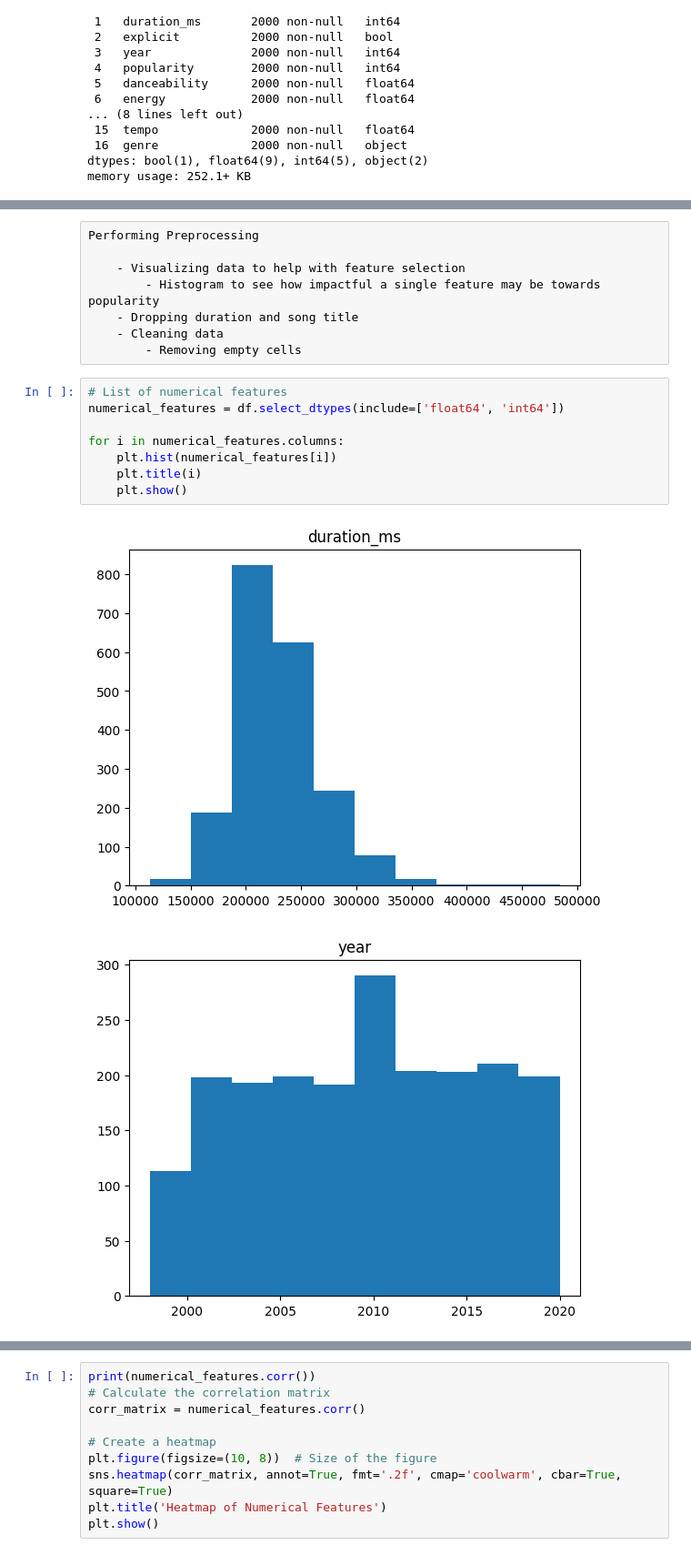
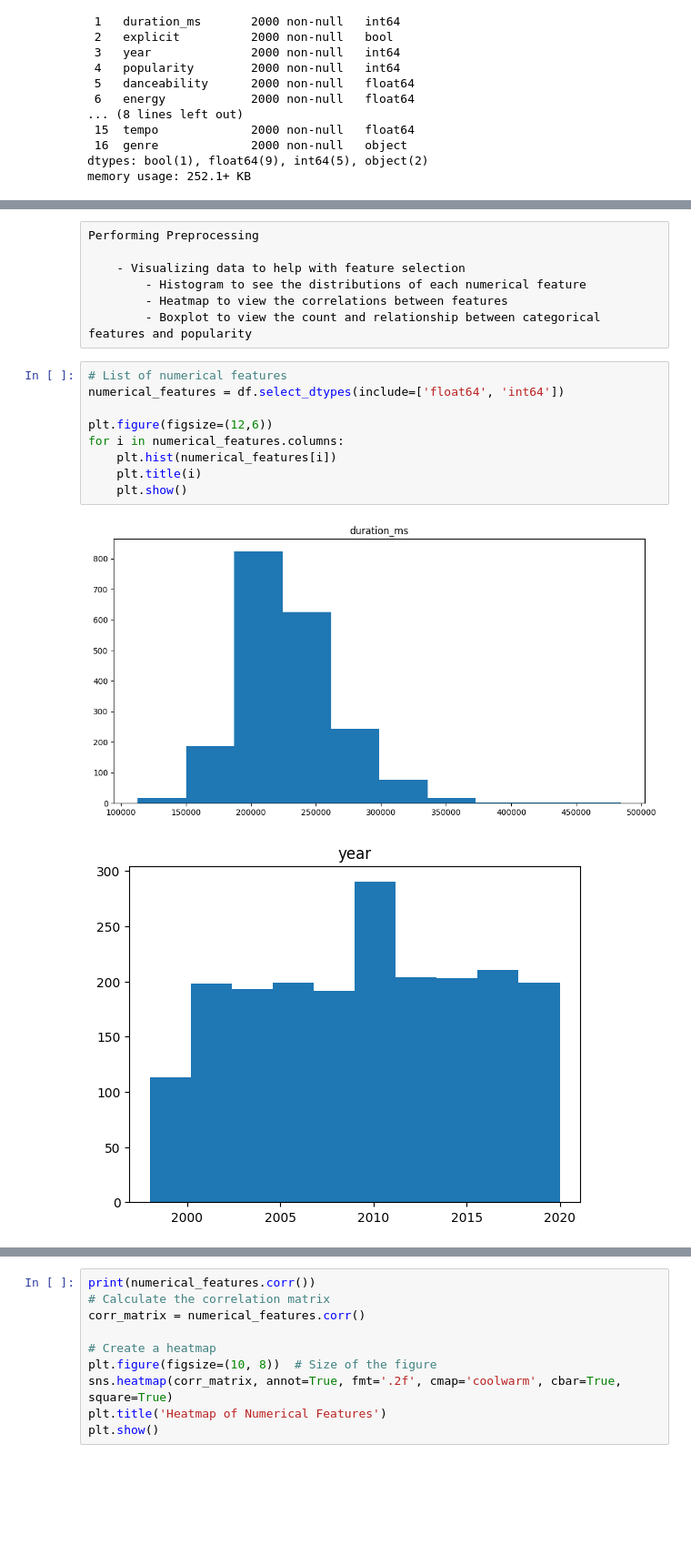
Before and after one commit to stevenfojas670/Spotify-ML-Project, a Jupyter notebook: Preprocessing.ipynb, the cells around one changed output, grey strips where cells are left out. Shown: that part at 91% size. Saved outputs shown, nothing was run; the diff lists cells and outputs as text; blank space fills up the shorter version.

```diff
--- a/Preprocessing.ipynb
+++ b/Preprocessing.ipynb
@@ -51,20 +52,20 @@ df.describe()
 Performing Preprocessing
 
     - Visualizing data to help with feature selection
-        - Histogram to see how impactful a single feature may be towards popularity
-    - Dropping duration and song title
-    - Cleaning data
-        - Removing empty cells
+        - Histogram to see the distributions of each numerical feature
+        - Heatmap to view the correlations between features
+        - Boxplot to view the count and relationship between categorical features and popularity
 # %%
 # List of numerical features
 numerical_features = df.select_dtypes(include=['float64', 'int64'])
 
+plt.figure(figsize=(12,6))
 for i in numerical_features.columns:
     plt.hist(numerical_features[i])
     plt.title(i)
     plt.show()
 # %% [output]
-[figure, old version]
+[figure, new version]
 [figure]
 [figure]
 [figure]
```
Also changed, not shown: parts of 10 cells of this notebook.
